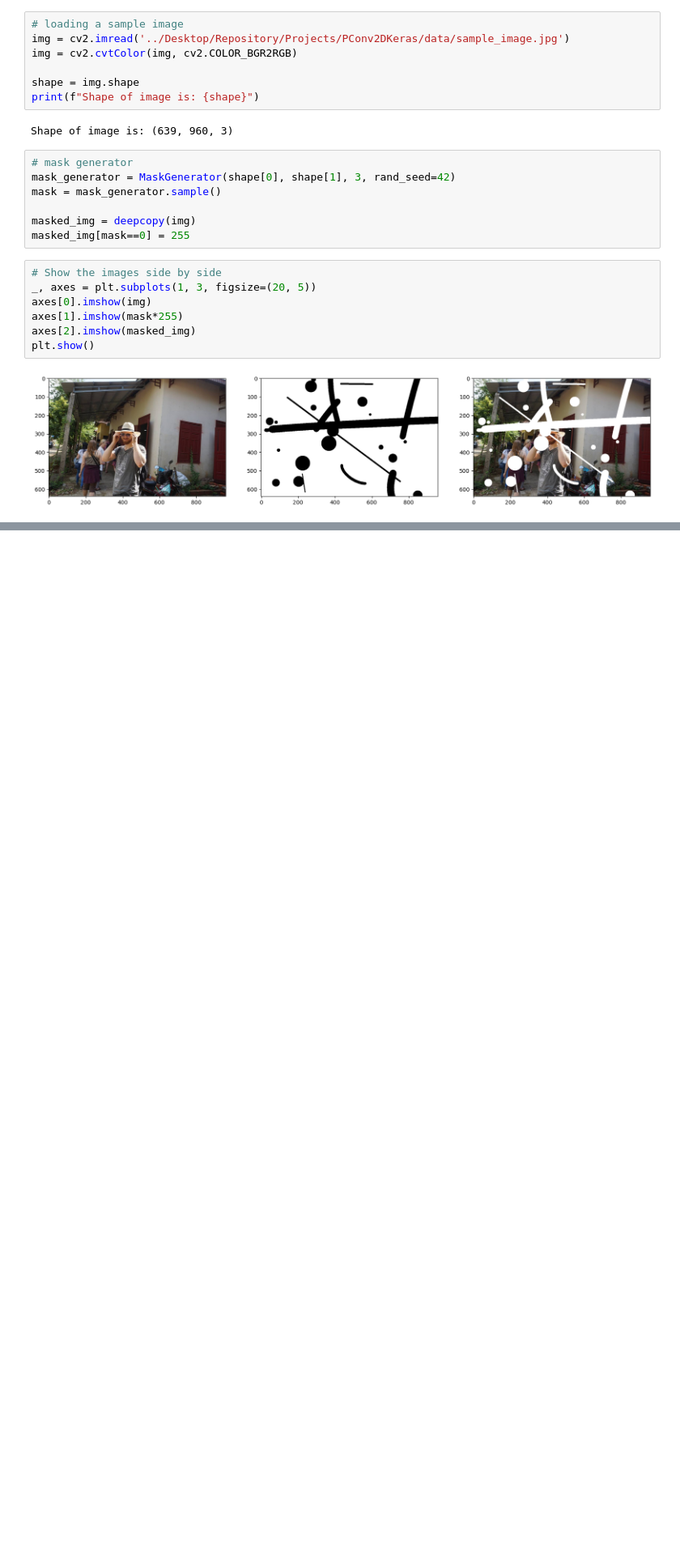
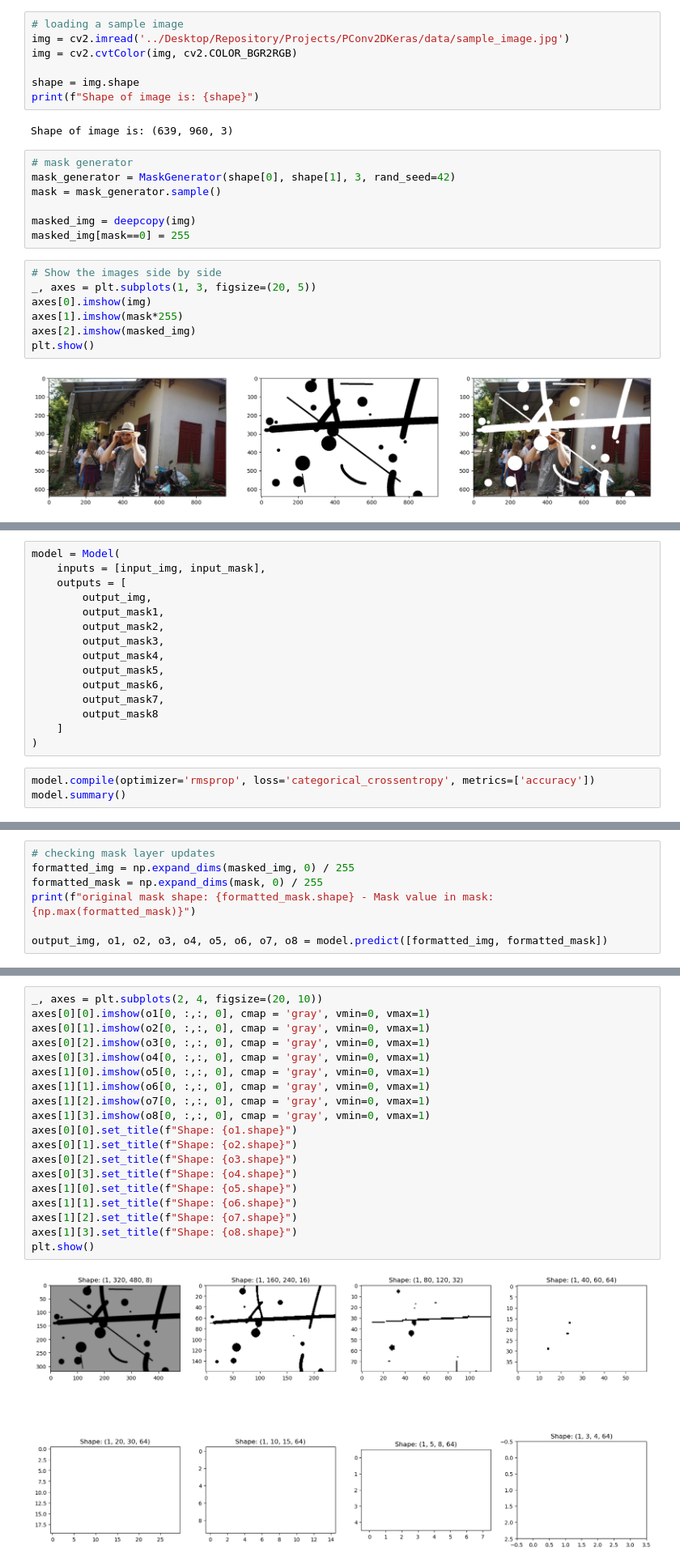
Before and after one commit to fatihkaratay/PConv2DKeras, a Jupyter notebook: notebooks/2-PConvLayers.ipynb, the cells around one changed output, grey strips where cells are left out. Shown: that part at 81% size. Saved outputs shown, nothing was run; the diff lists cells and outputs as text; blank space fills up the shorter version.

```diff
--- a/notebooks/2-PConvLayers.ipynb
+++ b/notebooks/2-PConvLayers.ipynb
@@ -51,0 +66,18 @@ plt.show()
+# %%
+model = Model(
+    inputs = [input_img, input_mask],
+    outputs = [
+        output_img,
+        output_mask1,
+        output_mask2,
+        output_mask3,
+        output_mask4,
+        output_mask5,
+        output_mask6,
+        output_mask7,
+        output_mask8
+    ]
+)
+# %%
+model.compile(optimizer='rmsprop', loss='categorical_crossentropy', metrics=['accuracy'])
+model.summary()
@@ -51,0 +102,7 @@ plt.show()
+# %%
+# checking mask layer updates
+formatted_img = np.expand_dims(masked_img, 0) / 255
+formatted_mask = np.expand_dims(mask, 0) / 255
+print(f"original mask shape: {formatted_mask.shape} - Mask value in mask: {np.max(formatted_mask)}")
+
+output_img, o1, o2, o3, o4, o5, o6, o7, o8 = model.predict([formatted_img, formatted_mask])
@@ -51,0 +114,21 @@ plt.show()
+# %%
+_, axes = plt.subplots(2, 4, figsize=(20, 10))
+axes[0][0].imshow(o1[0, :,:, 0], cmap = 'gray', vmin=0, vmax=1)
+axes[0][1].imshow(o2[0, :,:, 0], cmap = 'gray', vmin=0, vmax=1)
+axes[0][2].imshow(o3[0, :,:, 0], cmap = 'gray', vmin=0, vmax=1)
+axes[0][3].imshow(o4[0, :,:, 0], cmap = 'gray', vmin=0, vmax=1)
+axes[1][0].imshow(o5[0, :,:, 0], cmap = 'gray', vmin=0, vmax=1)
+axes[1][1].imshow(o6[0, :,:, 0], cmap = 'gray', vmin=0, vmax=1)
+axes[1][2].imshow(o7[0, :,:, 0], cmap = 'gray', vmin=0, vmax=1)
+axes[1][3].imshow(o8[0, :,:, 0], cmap = 'gray', vmin=0, vmax=1)
+axes[0][0].set_title(f"Shape: {o1.shape}")
+axes[0][1].set_title(f"Shape: {o2.shape}")
+axes[0][2].set_title(f"Shape: {o3.shape}")
+axes[0][3].set_title(f"Shape: {o4.shape}")
+axes[1][0].set_title(f"Shape: {o5.shape}")
+axes[1][1].set_title(f"Shape: {o6.shape}")
+axes[1][2].set_title(f"Shape: {o7.shape}")
+axes[1][3].set_title(f"Shape: {o8.shape}")
+plt.show()
+# %% [output]
+[figure, added]
```
Also changed, not shown: parts of 4 cells of this notebook, 2 other files.
